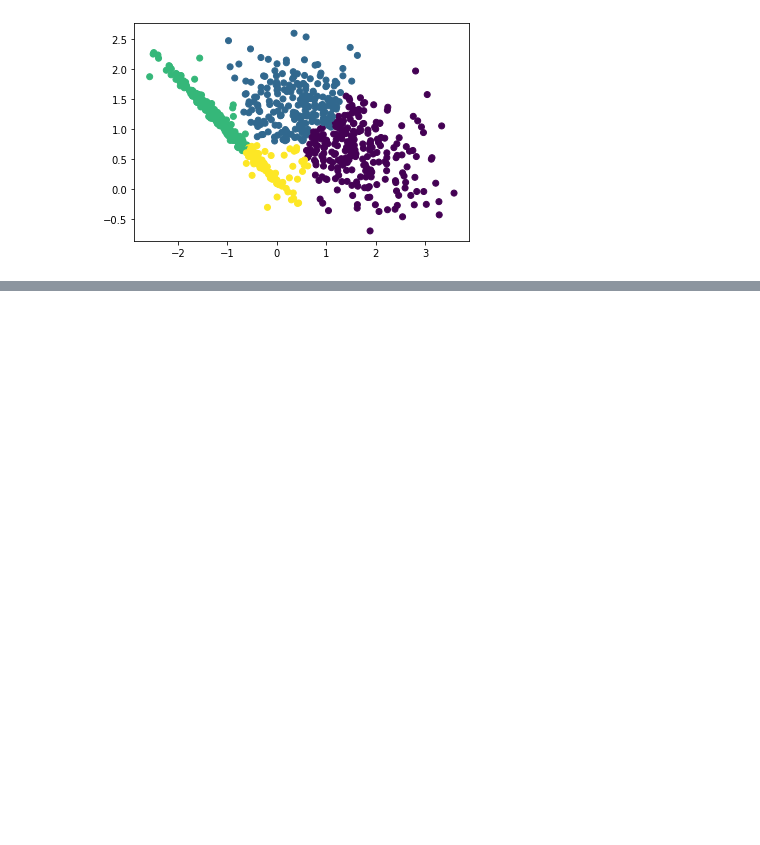
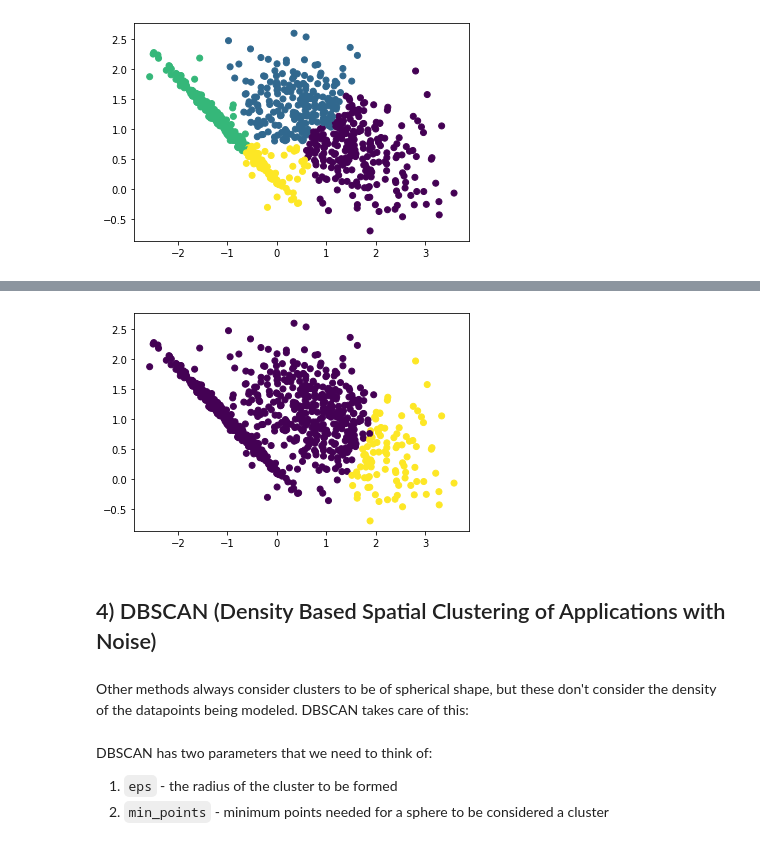
Before and after one commit to arghhjayy/ML-Notebooks, a Jupyter notebook: Clustering Methods.ipynb, the cells around one changed output, grey strips where cells are left out. Cells and saved outputs as stored; diff of their text form; code cells hidden in the pictures; blank space fills up the shorter version.

Commit message:
Add BIRCH, DBSCAN and KMeans

```diff
--- a/Clustering Methods.ipynb
+++ b/Clustering Methods.ipynb
@@ -126,0 +198,16 @@ plt.scatter(X[:, 0], X[:, 1], c=preds);
+# %%
+model = Birch(n_clusters=2)
+preds = model.fit_predict(X, y)
+
+plt.scatter(X[:, 0], X[:, 1], c=preds);
+# %% [output]
+[figure, added]
+# %% [markdown]
+## 4) DBSCAN (Density Based Spatial Clustering of Applications with Noise)
+# %% [markdown]
+Other methods always consider clusters to be of spherical shape, but these don't consider the density of the datapoints being modeled. DBSCAN takes care of this:
+# %% [markdown]
+DBSCAN has two parameters that we need to think of:
+
+1. `eps` - the radius of the cluster to be formed
+2. `min_points` - minimum points needed for a sphere to be considered a cluster
```
Also changed, not shown: parts of 22 cells of this notebook, 14 other files.
